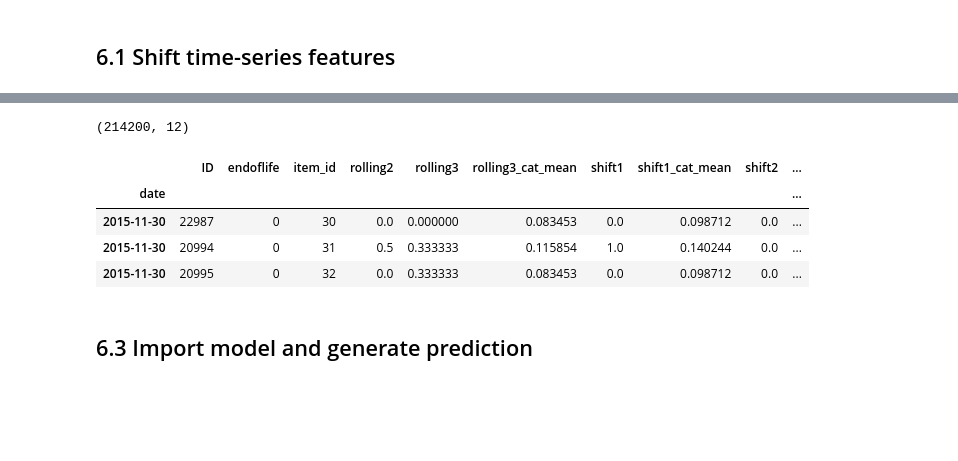
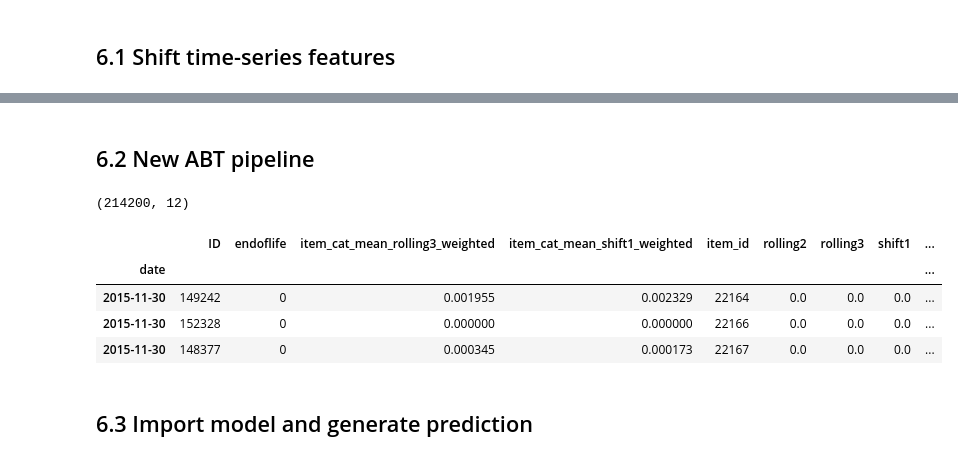
Before and after one commit to djgallagher/kaggle-predict-future-sales, a Jupyter notebook: kaggle_predict_future_sales.ipynb, the cells around one changed output, grey strips where cells are left out. Saved outputs shown, nothing was run; the diff lists cells and outputs as text; code cells hidden in the pictures; blank space fills up the shorter version.

```diff
--- a/kaggle_predict_future_sales.ipynb
+++ b/kaggle_predict_future_sales.ipynb
@@ -89,7 +89,7 @@ import pickle as pickle
 # 1. Load data
 # %%
 # sales_train.csv to dataframe
-df_sales = pd.read_csv('sales_train.csv', parse_dates=['date'], dayfirst=True)
+df_sales = pd.read_csv('data/sales_train.csv', parse_dates=['date'], dayfirst=True)
 
 print(df_sales.shape)
 df_sales.tail(3)
@@ -101,7 +101,7 @@ df_sales.tail(3)
 | 2935848 | 2015-10-03 | 33 | 25 | 7460 | 299.0 | 1.0 |
 # %%
 # test.csv to dataframe
-df_test = pd.read_csv('test.csv')
+df_test = pd.read_csv('data/test.csv')
 print(df_test.shape)
 df_test.head(3)
 # %% [output]
@@ -1120,44 +1096,0 @@ new_ts.head(3)
-# %%
-# new dataframe with input features
-pred_ts = (
-        new_ts
-        .copy()
-        .reset_index()
-
-        # combine with test data
-        .merge(df_test, on=['shop_id', 'item_id'], how='outer')
-        .assign(item_category_id = lambda x: x.item_id.map(dict_item_category))
-        .fillna({'date' : pd.Timestamp('2015-10-31')})
-
-        # lifecycle features
-        .assign(item_start = lambda x: x.item_id.map(dict_item_start, na_action='ignore'))
-        .assign(item_end = lambda x: x.item_id.map(dict_item_end, na_action='ignore'))
-        .assign(startoflife = lambda x: np.where(x.date == x.item_start, 1, 0))
-        .assign(endoflife = lambda x: np.where(x.date >= x.item_end + pd.tseries.offsets.MonthEnd(3), 1, 0))
-        .assign(startoflife = lambda x: np.where(x.startoflife.isnull(), 1, x.startoflife))
-        .assign(endoflife = lambda x: np.where(x.endoflife.isnull(), 0, x.endoflife))
-
-        # mean features
-        .assign(shift1_cat_mean = lambda x: x.groupby(['date', 'shop_id', 'item_category_id'])['shift1'].transform('mean'))
-        .assign(rolling3_cat_mean = lambda x: x.groupby(['date', 'shop_id', 'item_category_id'])['rolling3'].transform('mean'))
-
-        # clean up
-        .drop(['item_category_id', 'item_is_new', 'item_start', 'item_end'], axis=1)
-        .sort_values(['date','shop_id', 'item_id'])
-        .query("date == '2015-10-31' & ID >= 0")
-        .fillna(0)
-        .assign(date = lambda x: x.date + pd.tseries.offsets.MonthEnd(1))
-        .set_index('date')
-        .sort_index(axis=1)
-        .astype({'ID': int})
-    )
-
-print(pred_ts.shape)
-pred_ts.head(3)
-# %% [output]
-(214200, 12)
-|  | ID | endoflife | item_id | rolling2 | rolling3 | rolling3_cat_mean | shift1 | shift1_cat_mean | shift2 | ... |
-| date |  |  |  |  |  |  |  |  |  | ... |
-| 2015-11-30 | 22987 | 0 | 30 | 0.0 | 0.000000 | 0.083453 | 0.0 | 0.098712 | 0.0 | ... |
-| 2015-11-30 | 20994 | 0 | 31 | 0.5 | 0.333333 | 0.115854 | 1.0 | 0.140244 | 0.0 | ... |
-| 2015-11-30 | 20995 | 0 | 32 | 0.0 | 0.333333 | 0.083453 | 0.0 | 0.098712 | 0.0 | ... |
@@ -1163,0 +1108,2 @@ pred_ts.head(3)
+# %% [markdown]
+## 6.2 New ABT pipeline
@@ -1164,3 +1135,23 @@ pred_ts.head(3)
+# %%
+# pandas pipeline for new data ABT
+abt_new = (
+    df_test
+    .copy()
+    .pipe(merge_time_series)
+    .pipe(add_lifecycle_features)
+    .pipe(add_item_category_mean_features)
+    .pipe(clean_up_new_data)
+)
+
+print(abt_new.shape)
+abt_new.tail(3)
+# %% [output]
+(214200, 12)
+|  | ID | endoflife | item_cat_mean_rolling3_weighted | item_cat_mean_shift1_weighted | item_id | rolling2 | rolling3 | shift1 | ... |
+| date |  |  |  |  |  |  |  |  | ... |
+| 2015-11-30 | 149242 | 0 | 0.001955 | 0.002329 | 22164 | 0.0 | 0.0 | 0.0 | ... |
+| 2015-11-30 | 152328 | 0 | 0.000000 | 0.000000 | 22166 | 0.0 | 0.0 | 0.0 | ... |
+| 2015-11-30 | 148377 | 0 | 0.000345 | 0.000173 | 22167 | 0.0 | 0.0 | 0.0 | ... |
 # %% [markdown]
 ## 6.3 Import model and generate prediction
 # %%
```
Also changed, not shown: parts of 47 cells of this notebook.
